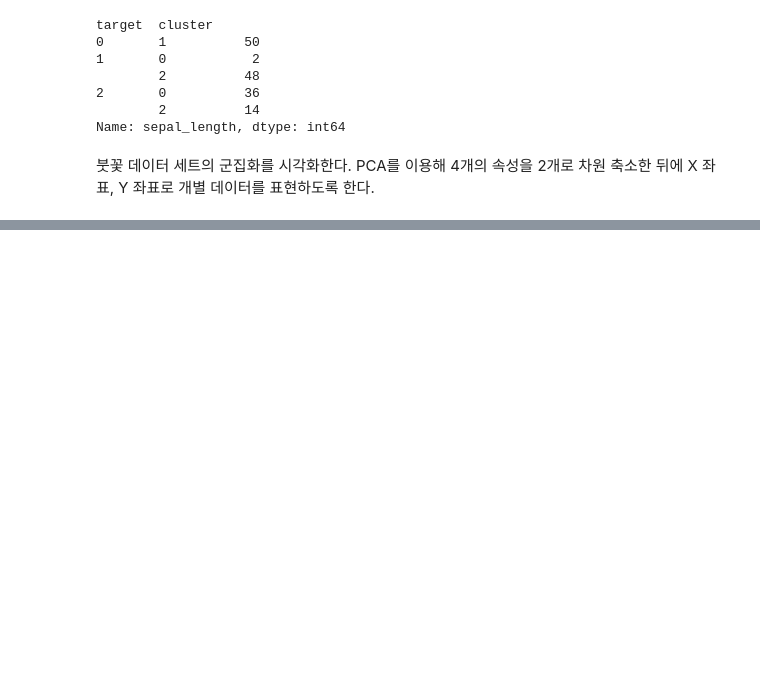
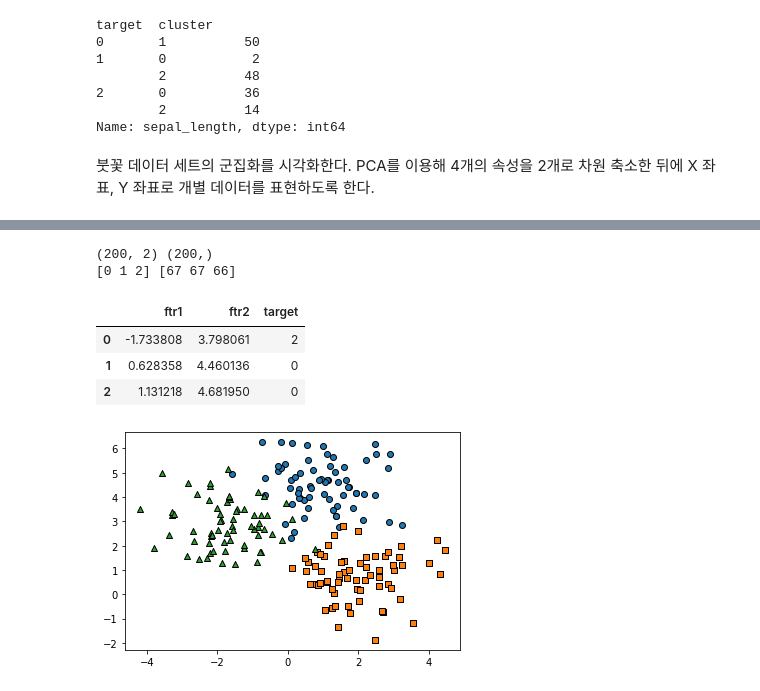
Before and after one commit to spacemaninSeoul/PythonMachinelearningGuide, a Jupyter notebook: [파이썬머신러닝완벽가이드]_VII_군집화.ipynb, the cells around one changed output, grey strips where cells are left out. Saved outputs shown, nothing was run; the diff lists cells and outputs as text; code cells hidden in the pictures; blank space fills up the shorter version.

```diff
--- a/[파이썬머신러닝완벽가이드]_VII_군집화.ipynb
+++ b/[파이썬머신러닝완벽가이드]_VII_군집화.ipynb
@@ -91,0 +141,39 @@ Name: sepal_length, dtype: int64
+# %%
+import numpy as np
+import matplotlib.pyplot as plt
+from sklearn.cluster import KMeans
+from sklearn.datasets import make_blobs
+%matplotlib inline
+
+X, y = make_blobs(n_samples=200, n_features=2, centers=3, random_state=0)
+print(X.shape, y.shape)
+
+# y target 값의 분포를 확인
+unique, counts = np.unique(y, return_counts=True)
+print(unique, counts)
+# %% [output]
+(200, 2) (200,)
+[0 1 2] [67 67 66]
+# %%
+# 데이터 가공을 편리하게 하기 위해 위 데이터 세트를 DataFrame으로 변경한다.
+import pandas as pd
+clusterDF = pd.DataFrame(data=X, columns=['ftr1', 'ftr2'])
+clusterDF['target'] = y
+clusterDF.head(3)
+# %% [output]
+|  | ftr1 | ftr2 | target |
+| 0 | -1.733808 | 3.798061 | 2 |
+| 1 | 0.628358 | 4.460136 | 0 |
+| 2 | 1.131218 | 4.681950 | 0 |
+# %%
+target_list = np.unique(y)
+# 각 타깃별 산점도의 마커 값.
+markers=['o', 's', '^', 'P', 'D', 'H', 'x']
+# 3개의 군집 영역으로 구분한 데이터 세트를 생성했으므로 target_list는 [0, 1, 2]
+# target=0, target=1, target=2 로 scatter plot을 marker 별로 생성.
+for target in target_list:
+  target_cluster = clusterDF[clusterDF['target']==target]
+  plt.scatter(x=target_cluster['ftr1'], y=target_cluster['ftr2'], edgecolors='k', marker=markers[target])
+plt.show()
+# %% [output]
+[figure, added]
```
Also changed, not shown: parts of 29 cells of this notebook.
